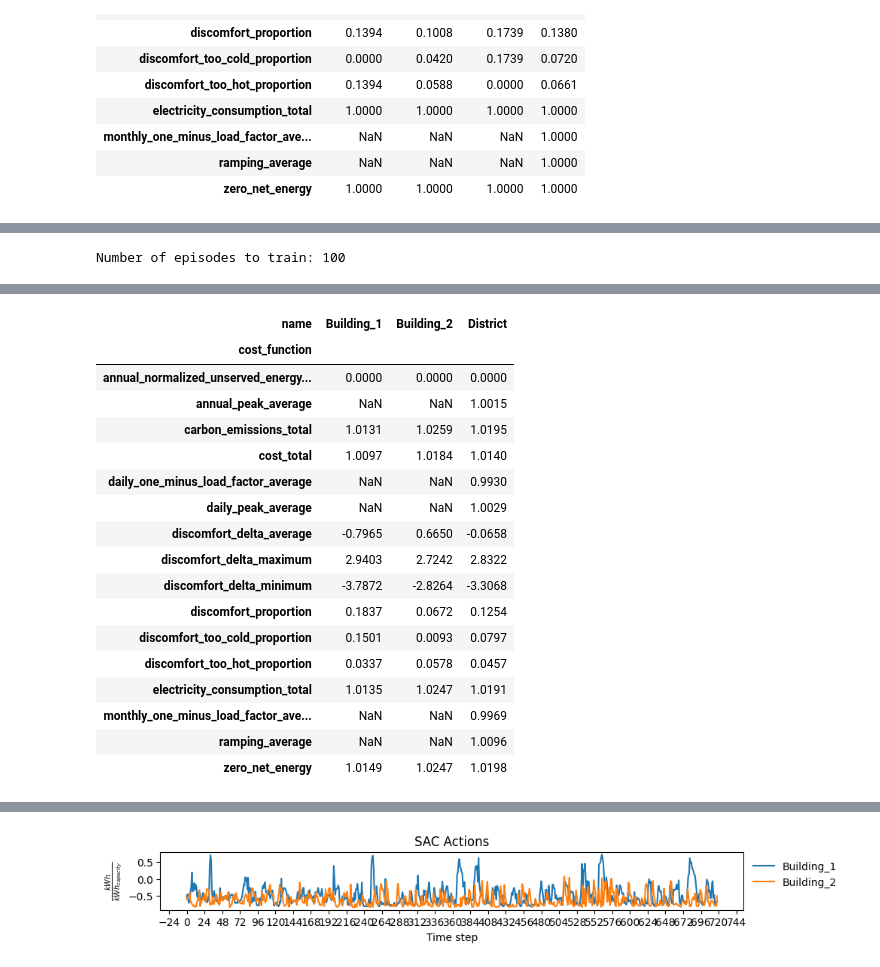
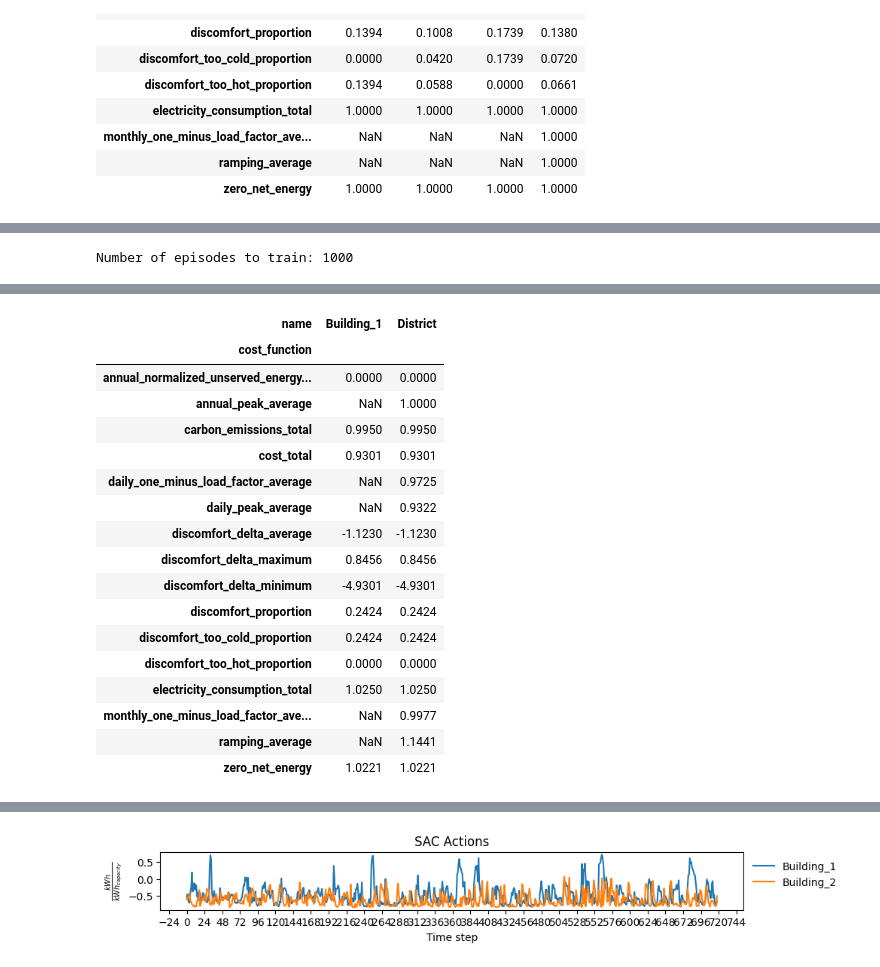
Before and after one commit to Sasmn/szakdolgozat_citylearn, a Jupyter notebook: szakdoga.ipynb, the cells around one changed output, grey strips where cells are left out. Drawn from its saved outputs; the diff is of its cells as text; code cells hidden in the pictures.

```diff
--- a/szakdoga.ipynb
+++ b/szakdoga.ipynb
@@ -132,7 +69,7 @@ Number of episodes to train: 25
 | zero_net_energy | 1.0000 | 1.0000 | 1.0000 | 1.0000 |
 # %%
 from agents.DQN import train_dqn
-from rewardFunctions.rewardFunction2 import CustomRewardFunction
+from rewardFunctions.consumptionDeviationRewardFunction import CustomRewardFunction
 from typing import Callable
 
 def linear_schedule(initial_value: float) -> Callable[[float], float]:
@@ -154,25 +91,34 @@ def linear_schedule(initial_value: float) -> Callable[[float], float]:
 
     return func
 
+
+from data_preprocessing import getData
+schema, number_of_buildings, number_of_actions, random_seed = getData(
+    active_actions=['electrical_storage'],
+    number_of_buildings=1,
+    number_of_days=7
+)
+number_of_episodes = 1000
+
 dqn_kwargs = {
-    'learning_starts': 5000,
-    'learning_rate': linear_schedule(0.01),
-    'buffer_size': 10000,
-    # 'batch_size': 32,
+    'learning_starts': 50000,
+    'learning_rate': 0.0001,
+    'buffer_size': 50000,
+    'batch_size': 128,
     'gamma': 0.99,
     'train_freq': (12, 'step'),
     'gradient_steps': 1,
-    'target_update_interval': 24,
-    # 'exploration_fraction': 0.5,
+    'target_update_interval': 168,
+    'exploration_fraction': 0.5,
     # 'policy_kwargs': dict(
-    #     net_arch=[32, 32, 32, 32],
+    #     net_arch=[512, 512, 512],
     # )
 }
 
 dqn_results = train_dqn(
     agent_kwargs=dqn_kwargs,
     schema=schema,
-    action_bins={'electrical_storage': 21, 'dhw_storage': 21},
+    action_bins={'electrical_storage': 7},
     episodes=number_of_episodes,
     reward_function=CustomRewardFunction,
     random_seed=random_seed
@@ -181,24 +144,24 @@ dqn_results = train_dqn(
 [interactive output not drawn]
-Number of episodes to train: 100
+Number of episodes to train: 1000
 [interactive output not drawn]
 [interactive output not drawn]
-| name | Building_1 | Building_2 | District |
-| cost_function |  |  |  |
-| annual_normalized_unserved_energy... | 0.0000 | 0.0000 | 0.0000 |
-| annual_peak_average | NaN | NaN | 1.0015 |
-| carbon_emissions_total | 1.0131 | 1.0259 | 1.0195 |
-| cost_total | 1.0097 | 1.0184 | 1.0140 |
-| daily_one_minus_load_factor_average | NaN | NaN | 0.9930 |
-| daily_peak_average | NaN | NaN | 1.0029 |
-| discomfort_delta_average | -0.7965 | 0.6650 | -0.0658 |
-| discomfort_delta_maximum | 2.9403 | 2.7242 | 2.8322 |
-| discomfort_delta_minimum | -3.7872 | -2.8264 | -3.3068 |
-| discomfort_proportion | 0.1837 | 0.0672 | 0.1254 |
-| discomfort_too_cold_proportion | 0.1501 | 0.0093 | 0.0797 |
-| discomfort_too_hot_proportion | 0.0337 | 0.0578 | 0.0457 |
-| electricity_consumption_total | 1.0135 | 1.0247 | 1.0191 |
-| monthly_one_minus_load_factor_ave... | NaN | NaN | 0.9969 |
-| ramping_average | NaN | NaN | 1.0096 |
-| zero_net_energy | 1.0149 | 1.0247 | 1.0198 |
+| name | Building_1 | District |
+| cost_function |  |  |
+| annual_normalized_unserved_energy... | 0.0000 | 0.0000 |
+| annual_peak_average | NaN | 1.0000 |
+| carbon_emissions_total | 0.9950 | 0.9950 |
+| cost_total | 0.9301 | 0.9301 |
+| daily_one_minus_load_factor_average | NaN | 0.9725 |
+| daily_peak_average | NaN | 0.9322 |
+| discomfort_delta_average | -1.1230 | -1.1230 |
+| discomfort_delta_maximum | 0.8456 | 0.8456 |
+| discomfort_delta_minimum | -4.9301 | -4.9301 |
+| discomfort_proportion | 0.2424 | 0.2424 |
+| discomfort_too_cold_proportion | 0.2424 | 0.2424 |
+| discomfort_too_hot_proportion | 0.0000 | 0.0000 |
+| electricity_consumption_total | 1.0250 | 1.0250 |
+| monthly_one_minus_load_factor_ave... | NaN | 0.9977 |
+| ramping_average | NaN | 1.1441 |
+| zero_net_energy | 1.0221 | 1.0221 |
 # %%
 from agents.A2C import train_a2c
```
Also changed, not shown: parts of 13 cells of this notebook, 13 other files.
